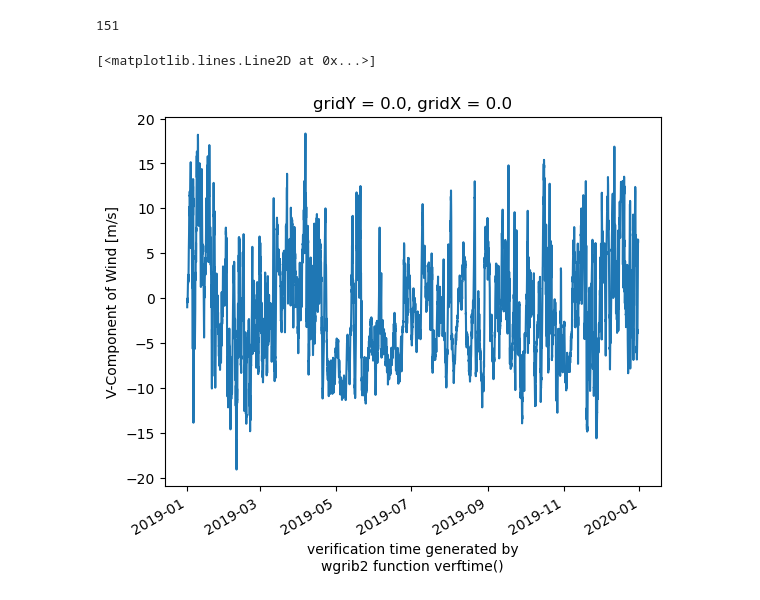
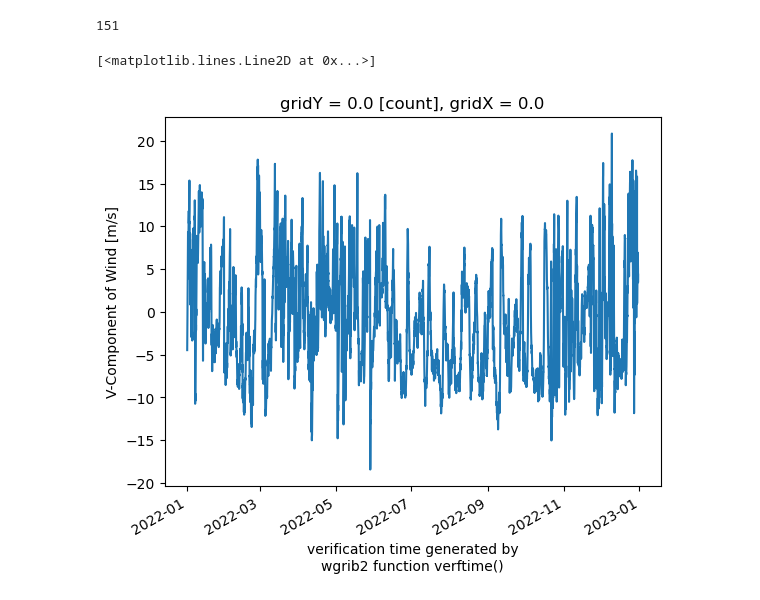
Before and after one commit to SalishSeaCast/analysis-camryn, a Jupyter notebook: notebooks/calculate_wind.ipynb, the cells around one changed output. Saved outputs shown, nothing was run; the diff lists cells and outputs as text; code cells hidden in the pictures.

Commit message:
winds from 2017 - 2022

```diff
--- a/notebooks/calculate_wind.ipynb
+++ b/notebooks/calculate_wind.ipynb
@@ -52,11 +56,41 @@ udata_2019 = atmos.u_wind.sel(time=slice(start_timestamp, end_timestamp))
 u_wind2019 = udata_2019.sel(gridX=iX, gridY=iY, method='nearest')
 vdata_2019 = atmos.v_wind.sel(time=slice(start_timestamp, end_timestamp))
 v_wind2019 = vdata_2019.sel(gridX=iX, gridY=iY, method='nearest')
+
+start_date = '2020-01-01'
+end_date = '2020-12-31'
+start_timestamp = pd.Timestamp(start_date)
+end_timestamp = pd.Timestamp(end_date)
+
+udata_2020 = atmos.u_wind.sel(time=slice(start_timestamp, end_timestamp))
+u_wind2020 = udata_2020.sel(gridX=iX, gridY=iY, method='nearest')
+vdata_2020 = atmos.v_wind.sel(time=slice(start_timestamp, end_timestamp))
+v_wind2020 = vdata_2020.sel(gridX=iX, gridY=iY, method='nearest')
+
+start_date = '2021-01-01'
+end_date = '2021-12-31'
+start_timestamp = pd.Timestamp(start_date)
+end_timestamp = pd.Timestamp(end_date)
+
+udata_2021 = atmos.u_wind.sel(time=slice(start_timestamp, end_timestamp))
+u_wind2021 = udata_2021.sel(gridX=iX, gridY=iY, method='nearest')
+vdata_2021 = atmos.v_wind.sel(time=slice(start_timestamp, end_timestamp))
+v_wind2021 = vdata_2021.sel(gridX=iX, gridY=iY, method='nearest')
+
+start_date = '2022-01-01'
+end_date = '2022-12-31'
+start_timestamp = pd.Timestamp(start_date)
+end_timestamp = pd.Timestamp(end_date)
+
+udata_2022 = atmos.u_wind.sel(time=slice(start_timestamp, end_timestamp))
+u_wind2022 = udata_2022.sel(gridX=iX, gridY=iY, method='nearest')
+vdata_2022 = atmos.v_wind.sel(time=slice(start_timestamp, end_timestamp))
+v_wind2022 = vdata_2022.sel(gridX=iX, gridY=iY, method='nearest')
 # %%
-v_wind2019.plot()
+v_wind2022.plot()
 # %% [output]
 [<matplotlib.lines.Line2D at 0x...>]
-[figure, old version]
+[figure, new version]
 # %%
 along_strait2017 = np.cos(np.deg2rad(29))*v_wind2017 + np.sin(np.deg2rad(29))*u_wind2017
 along_strait2018 = np.cos(np.deg2rad(29))*v_wind2018 + np.sin(np.deg2rad(29))*u_wind2018
```
Also changed, not shown: parts of 5 cells of this notebook.
